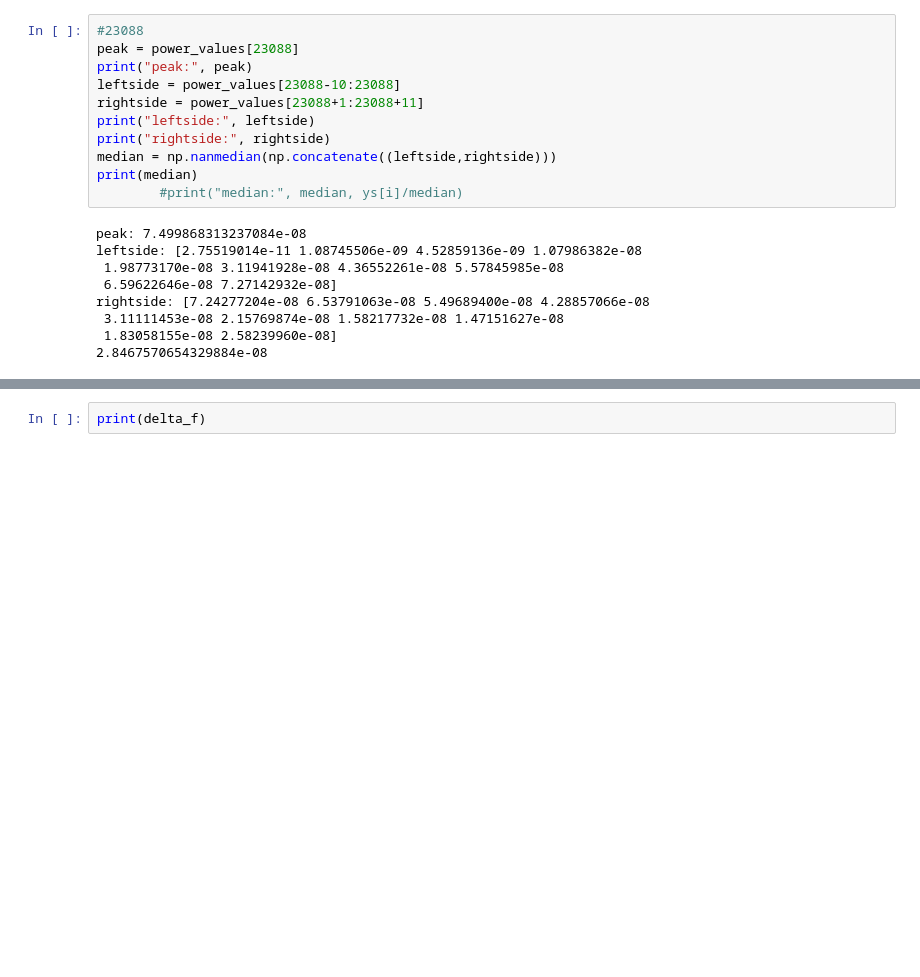
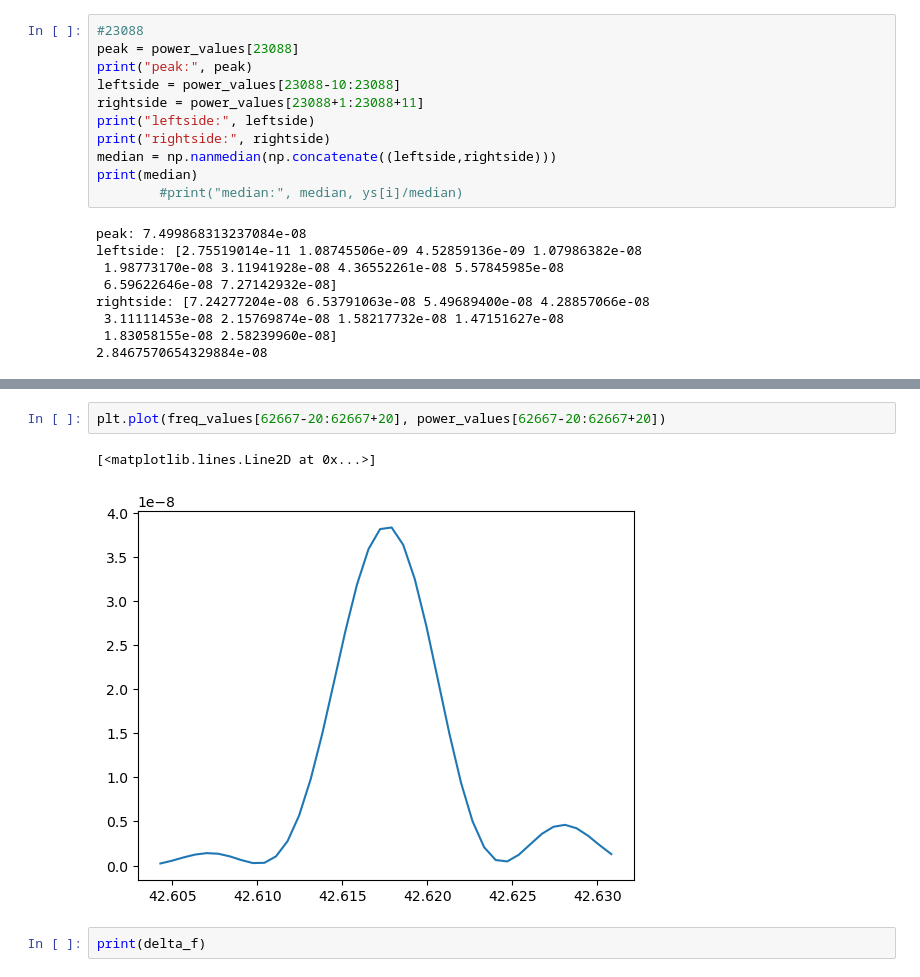
Before and after one commit to Hoggnation/cataloging_coherent_oscillators, a Jupyter notebook: threshold_function.ipynb, the cells around one changed output, grey strips where cells are left out. Cells and saved outputs as stored; diff of their text form; blank space fills up the shorter version.

```diff
--- a/threshold_function.ipynb
+++ b/threshold_function.ipynb
@@ -134,3 +143,8 @@ plt.plot(freq_values[23088-10:23088+10], power_values[23088-10:23088+10])
+# %%
+plt.plot(freq_values[62667-20:62667+20], power_values[62667-20:62667+20])
+# %% [output]
+[<matplotlib.lines.Line2D at 0x...>]
+[figure, added]
 # %%
 print(delta_f)
 # %% [output]
```
Also changed, not shown: parts of 6 cells of this notebook.
